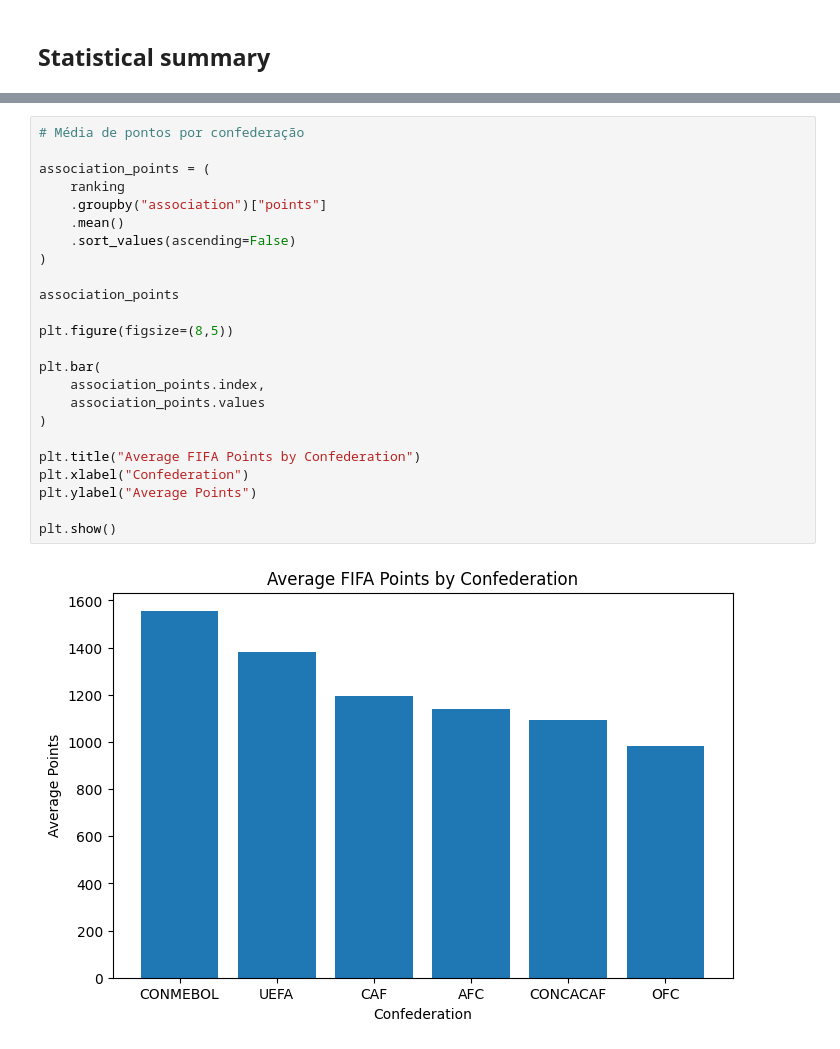
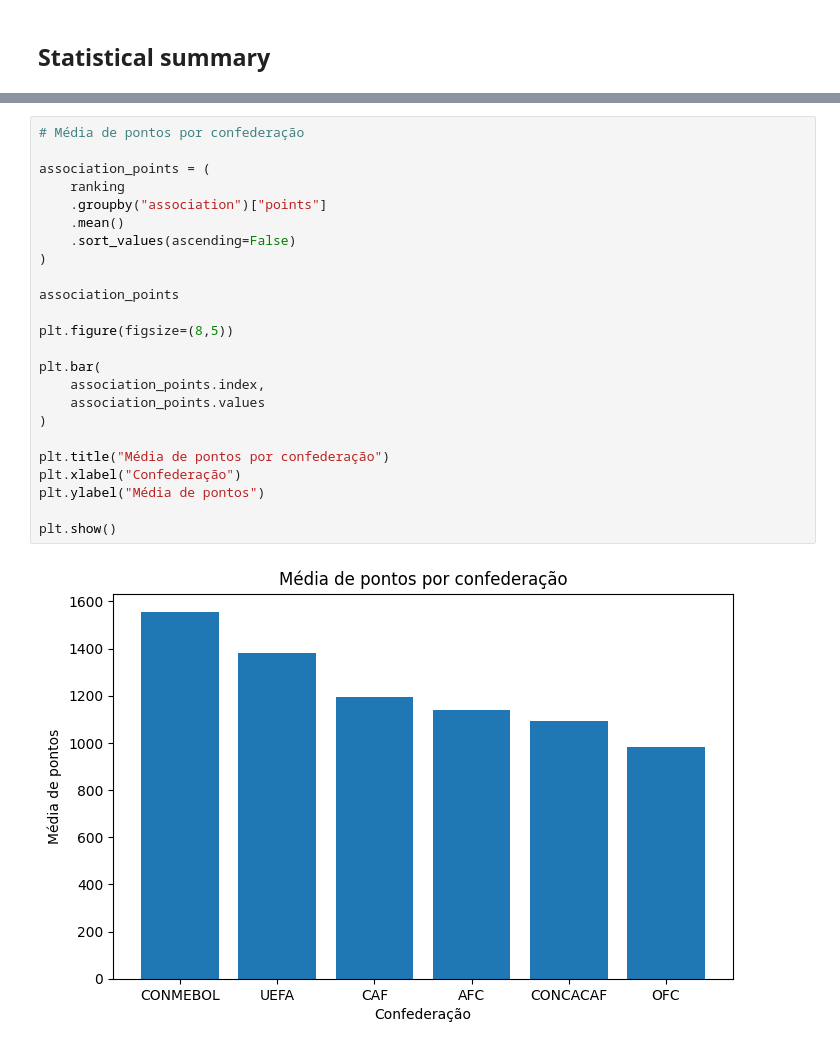
Before and after one commit to ithanara/Copa-challenger-Dados-por-Todos, a Jupyter notebook: notebooks/01_exploratory_data_analysis.ipynb, the cells around one changed output, grey strips where cells are left out. Saved outputs shown, nothing was run; the diff lists cells and outputs as text.

```diff
--- a/notebooks/01_exploratory_data_analysis.ipynb
+++ b/notebooks/01_exploratory_data_analysis.ipynb
@@ -339,29 +332,29 @@ plt.show()
 # %%
 # Média de pontos por confederação
 
 association_points = (
     ranking
     .groupby("association")["points"]
     .mean()
     .sort_values(ascending=False)
 )
 
 association_points
 
 plt.figure(figsize=(8,5))
 
 plt.bar(
     association_points.index,
     association_points.values
 )
 
-plt.title("Average FIFA Points by Confederation")
-plt.xlabel("Confederation")
-plt.ylabel("Average Points")
+plt.title("Média de pontos por confederação")
+plt.xlabel("Confederação")
+plt.ylabel("Média de pontos")
 
 plt.show()
 # %% [output]
-[figure, old version]
+[figure, new version]
 # %%
 #Pontos por seleção
 
```
Also changed, not shown: parts of 18 cells of this notebook.
